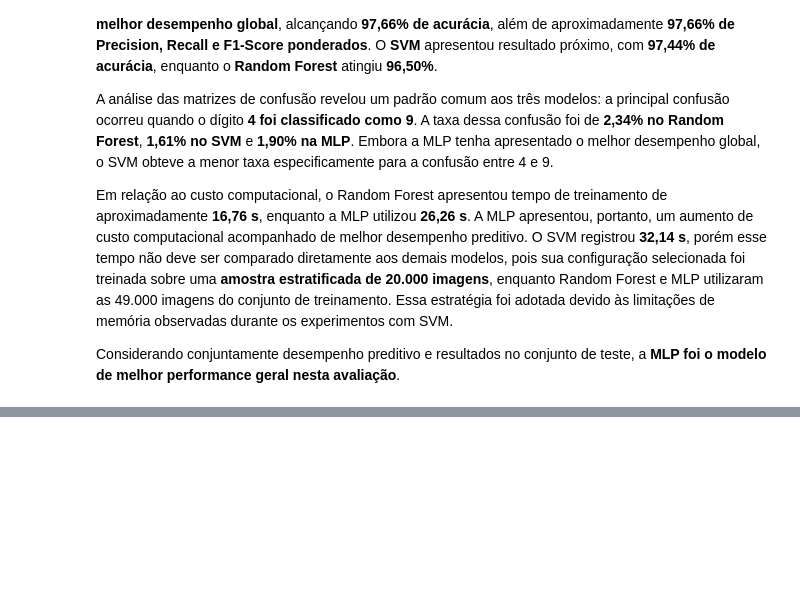
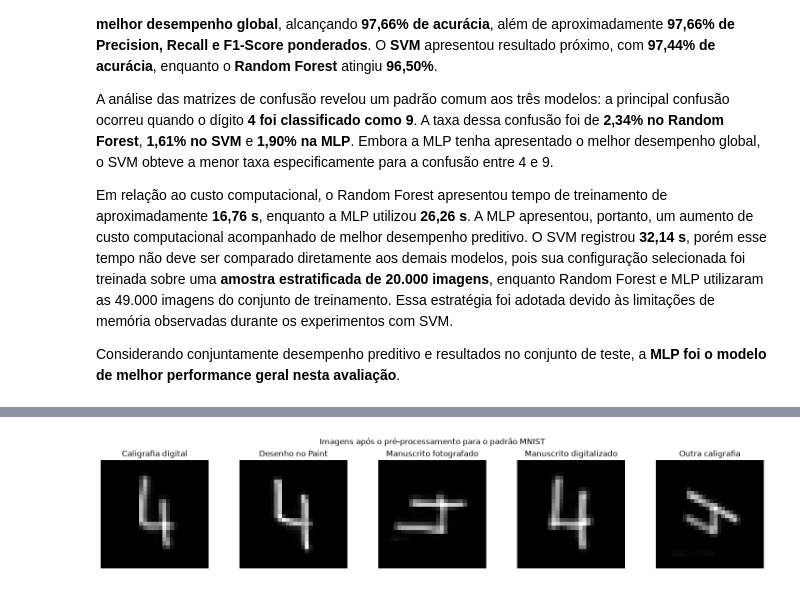
Before and after one commit to Cristina-Freitas/mnist-model-benchmark, a Jupyter notebook: notebooks/eda_mnist.ipynb, the cells around one changed output, grey strips where cells are left out. Cells and saved outputs as stored; diff of their text form; code cells hidden in the pictures; blank space fills up the shorter version.

Commit message:
feat: avaliação de robustez e inferência externa

```diff
--- a/notebooks/eda_mnist.ipynb
+++ b/notebooks/eda_mnist.ipynb
@@ -763,0 +1115,34 @@ Considerando conjuntamente desempenho preditivo e resultados no conjunto de test
+# %%
+# Imagens externas utilizadas para avaliar a generalização do modelo
+imagens_proprias = {
+    "Caligrafia digital": "../data/imagens_proprias/CaligrafiaDigital.jpg",
+    "Desenho no Paint": "../data/imagens_proprias/Desenho-a-mao-livre-Paint.jpg",
+    "Manuscrito fotografado": "../data/imagens_proprias/Manuscrito1.jpg",
+    "Manuscrito digitalizado": "../data/imagens_proprias/Manuscrito1_digitalizado.jpg",
+    "Outra caligrafia": "../data/imagens_proprias/Manuscrito2.jpg"
+}
+
+imagens_processadas = {}
+
+fig, axes = plt.subplots(1, 5, figsize=(15, 3))
+
+for ax, (nome, caminho) in zip(axes, imagens_proprias.items()):
+    imagem_processada = preprocessar_imagem_propria(caminho)
+    imagens_processadas[nome] = imagem_processada
+
+    ax.imshow(imagem_processada, cmap="gray")
+    ax.set_title(nome)
+    ax.axis("off")
+
+plt.suptitle("Imagens após o pré-processamento para o padrão MNIST")
+plt.tight_layout()
+
+plt.savefig(
+    "../outputs/figures/imagens_preprocessadas_fase5.png",
+    dpi=300,
+    bbox_inches="tight"
+)
+
+plt.show()
+# %% [output]
+[figure, added]
```
Also changed, not shown: parts of 43 cells of this notebook, 29 other files.
